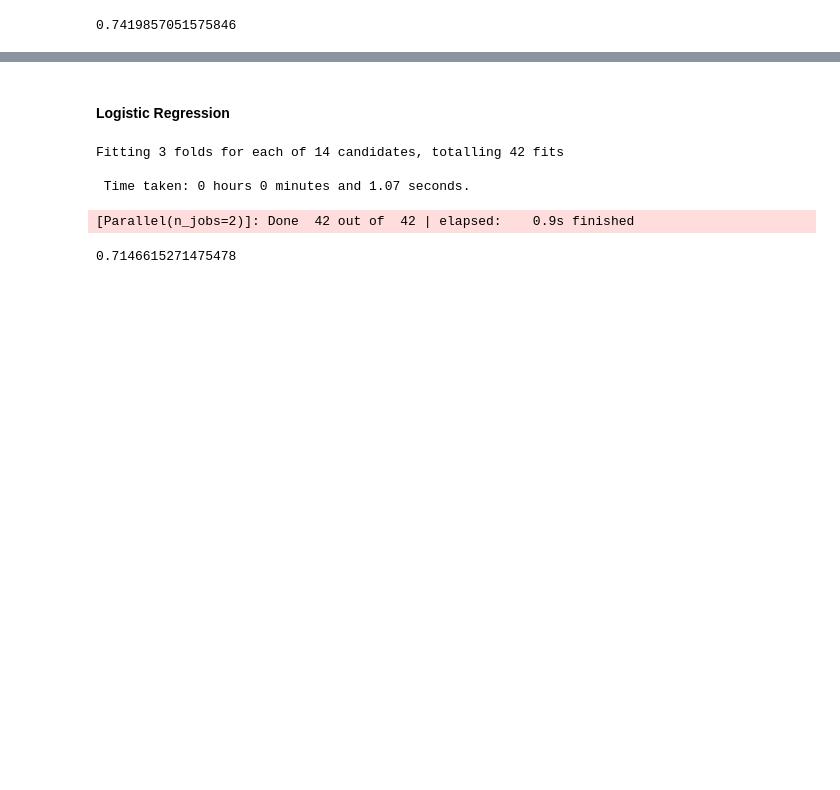
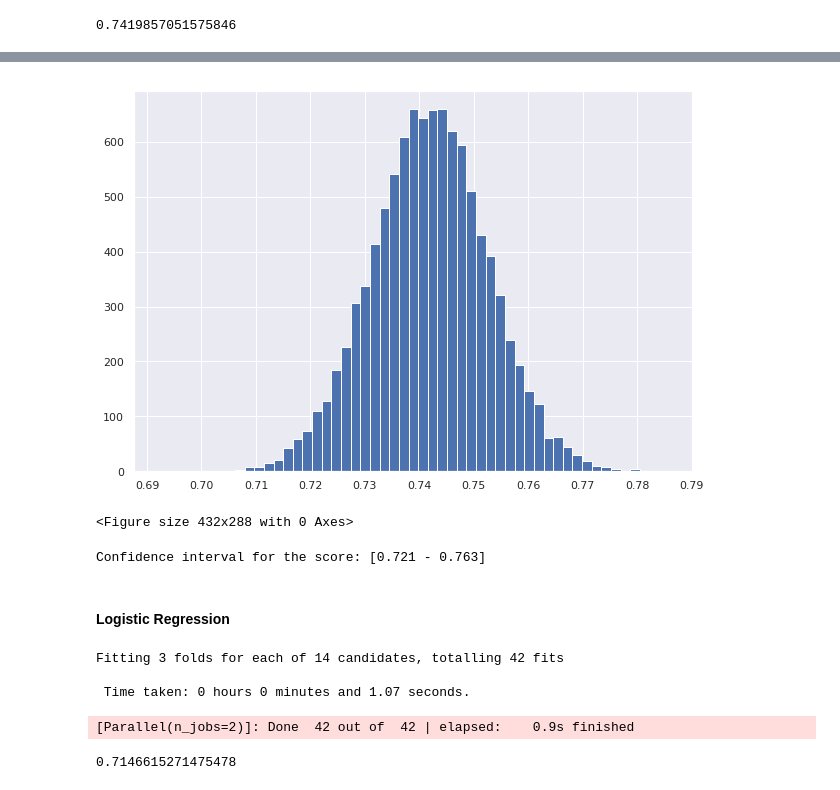
Before and after one commit to marlanbar/master-thesis, a Jupyter notebook: notebooks/varq-models.ipynb, the cells around one changed output, grey strips where cells are left out. Cells and saved outputs as stored; diff of their text form; code cells hidden in the pictures; blank space fills up the shorter version.

```diff
--- a/notebooks/varq-models.ipynb
+++ b/notebooks/varq-models.ipynb
@@ -252,0 +254,28 @@ plt.legend(loc="lower right", prop={'size': 16})
+# %%
+### Confidence Interval for AUC
+
+import numpy as np
+from scipy.stats import sem
+from sklearn.metrics import roc_auc_score
+
+y_pred = rf.predict_proba(X_test)[:, 1]
+y_true = y_test
+
+print("Original ROC area: {:0.3f}".format(roc_auc_score(y_true, y_pred)))
+
+n_bootstraps = 10000
+rng_seed = 42  # control reproducibility
+bootstrapped_scores = []
+
+rng = np.random.RandomState(rng_seed)
+for i in range(n_bootstraps):
+    # bootstrap by sampling with replacement on the prediction indices
+    indices = rng.random_integers(0, len(y_pred) - 1, len(y_pred))
+    if len(np.unique(y_true[indices])) < 2:
+        # We need at least one positive and one negative sample for ROC AUC
+        # to be defined: reject the sample
+        continue
+
+    score = roc_auc_score(y_true[indices], y_pred[indices])
+    bootstrapped_scores.append(score)
+    print("Bootstrap #{} ROC area: {:0.3f}".format(i + 1, score))
@@ -253,3 +317,29 @@ plt.legend(loc="lower right", prop={'size': 16})
+# %%
+plt.figure(figsize=(10,7))
+
+plt.hist(bootstrapped_scores, bins=50)
+plt.xticks(np.arange(0.69, 0.79, step=0.01))
+
+# plt.title('')
+plt.show()
+
+plt.savefig("/home/marlan/Desktop/confidence_varq.pdf", bbox_inches='tight', pad_inches=0.1)
+# %% [output]
+[figure, added]
+<Figure size 432x288 with 0 Axes>
+# %%
+sorted_scores = np.array(bootstrapped_scores)
+sorted_scores.sort()
+
+# Computing the lower and upper bound of the 90% confidence interval
+# You can change the bounds percentiles to 0.025 and 0.975 to get
+# a 95% confidence interval instead.
+confidence_lower = sorted_scores[int(0.025 * len(sorted_scores))]
+confidence_upper = sorted_scores[int(0.975 * len(sorted_scores))]
+print("Confidence interval for the score: [{:0.3f} - {:0.3}]".format(
+    confidence_lower, confidence_upper))
+# %% [output]
+Confidence interval for the score: [0.721 - 0.763]
 # %% [markdown]
 #### Logistic Regression
 # %%
```
Also changed, not shown: parts of 7 cells of this notebook, 14 other files.
